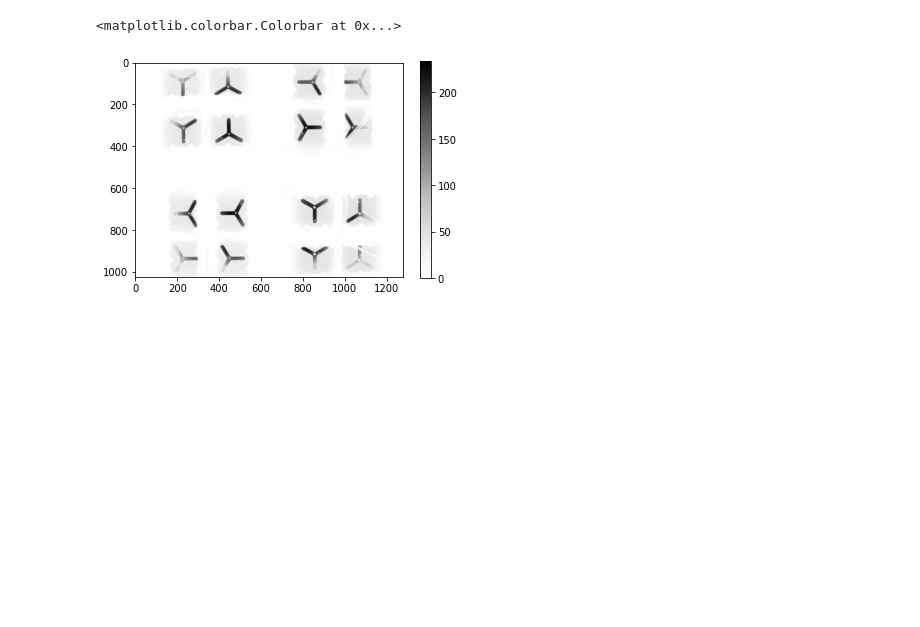
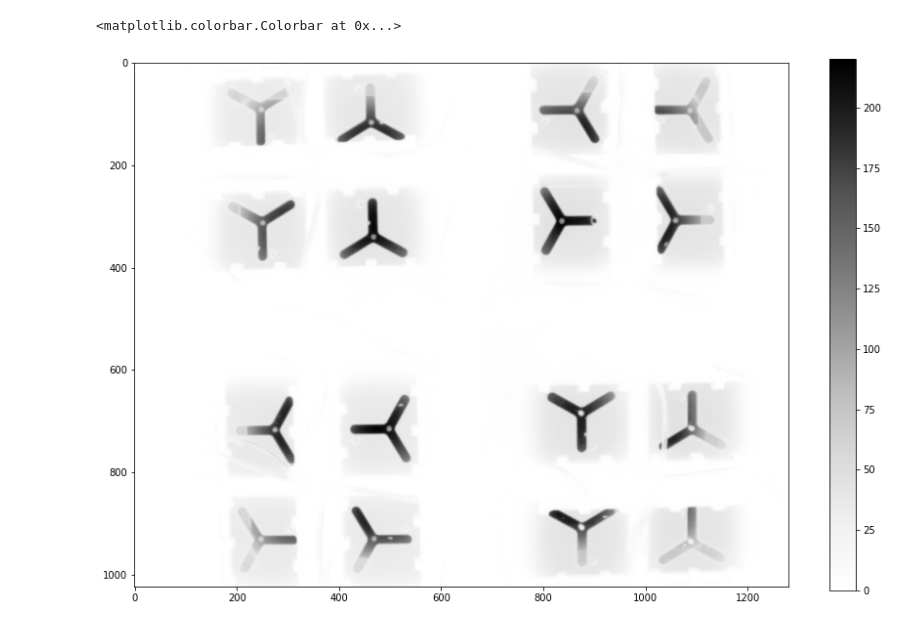
Before and after one commit to neurorishika/TurnerLab_Opto2AFC_16Y, a Jupyter notebook: Python/camera_test.ipynb, the cells around one changed output. Saved outputs shown, nothing was run; the diff lists cells and outputs as text; code cells hidden in the pictures; blank space fills up the shorter version.

```diff
--- a/Python/camera_test.ipynb
+++ b/Python/camera_test.ipynb
@@ -8,5 +8,4 @@ import cupy as cp
 import matplotlib.pyplot as plt
 gpu_enabled=True
 # %%
-background,_,_ = record_background(120,gpu_enabled=False)
-background = cp.array(background)
+background,_,_ = record_background(30,gpu_enabled=False)
@@ -13,9 +14,10 @@ background = cp.array(background)
 # %%
+plt.figure(figsize=(15,10))
 plt.imshow(background.get(),cmap='Greys')
 plt.colorbar()
 # %% [output]
 <matplotlib.colorbar.Colorbar at 0x...>
-[figure, old version]
+[figure, new version]
 # %%
 # x,y = cp.meshgrid(cp.linspace(-1,1,1024),cp.linspace(-1,1,1280))
 # p = 1
```
Also changed, not shown: parts of 5 cells of this notebook, 6 other files.
